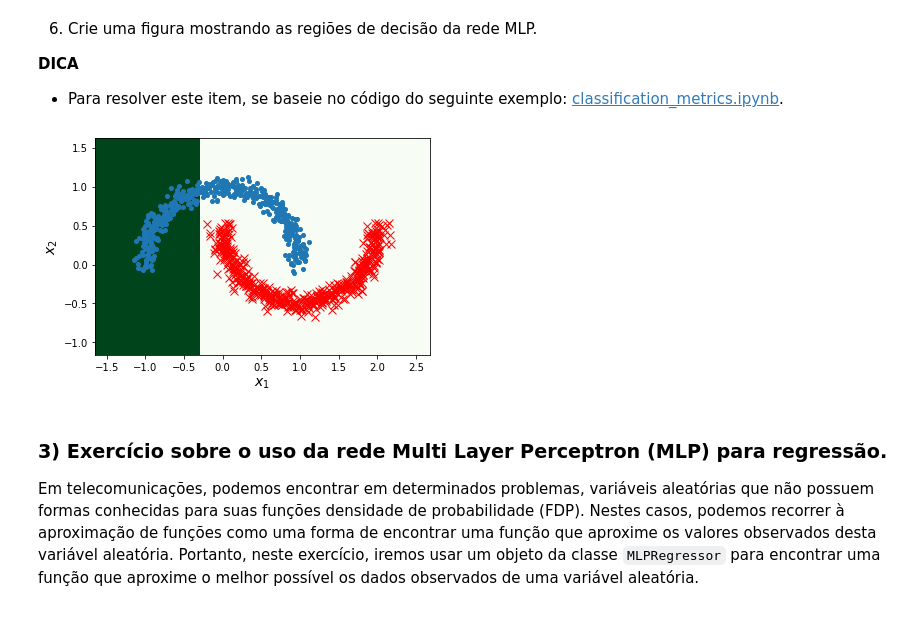
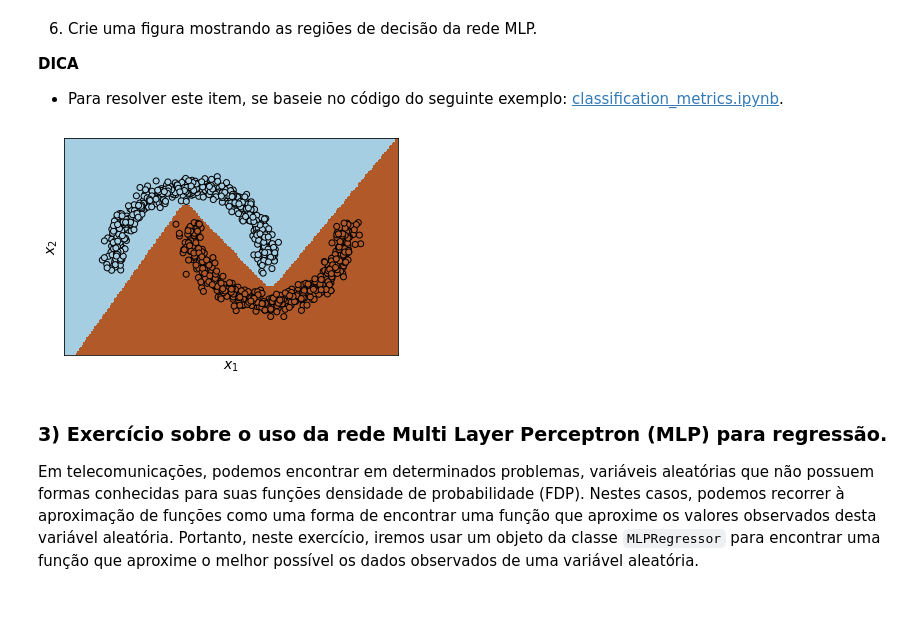
Before and after one commit to andremoppenheimer/Teste, a Jupyter notebook: projeto_2_T320_2S2021_(3)_(1).ipynb, the cells around one changed output. Saved outputs shown, nothing was run; the diff lists cells and outputs as text; code cells hidden in the pictures.

```diff
--- a/projeto_2_T320_2S2021_(3)_(1).ipynb
+++ b/projeto_2_T320_2S2021_(3)_(1).ipynb
@@ -190,33 +190,32 @@ Acurácia: 1.0
 # %%
 # Plot the decision boundary. For that, we will assign a color to each
 # point in the mesh [x_min, x_max]x[y_min, y_max].
 x_min, x_max = X[:, 0].min() - .5, X[:, 0].max() + .5
 y_min, y_max = X[:, 1].min() - .5, X[:, 1].max() + .5
-h = .01  # step size in the mesh
+h = .02 # step size in the mesh
 xx, yy = np.meshgrid(np.arange(x_min, x_max, h), np.arange(y_min, y_max, h))
 
-# This attribute matrix must also follow the same shape
-# as the one created for the training.
-attribute_matrix = np.c_[np.ones((len(xx.ravel()), 1)), xx.ravel()]
+attr_matrix = np.c_[xx.ravel(), yy.ravel()]
 
-Z = clf.predict(attribute_matrix)
+Z = clf.predict(attr_matrix)
 
-# Put the result into a color plot.
+# Put the result into a color plot
 Z = Z.reshape(xx.shape)
-plt.pcolormesh(xx, yy, Z, cmap=plt.cm.Greens, shading='auto')
+plt.pcolormesh(xx, yy, Z, cmap=plt.cm.Paired, shading='auto')
 
-# Plot also the training points.
-plt.plot(X[idx0,0], X[idx0,1], '.', markersize=8, label='Class 0')
-plt.plot(X[idx1,0], X[idx1,1], 'rx', markersize=8, label='Class 1')
+# Plot also the training points
+plt.scatter(X[:, 0], X[:, 1], c=y, edgecolors='k', cmap=plt.cm.Paired)
 plt.xlabel('$x_1$', fontsize=14)
 plt.ylabel('$x_2$', fontsize=14)
 
 plt.xlim(xx.min(), xx.max())
 plt.ylim(yy.min(), yy.max())
+plt.xticks(())
+plt.yticks(())
 
 plt.show()
 # %% [output]
-[figure, old version]
+[figure, new version]
 # %% [markdown]
 ### 3) Exercício sobre o uso da rede Multi Layer Perceptron (MLP) para regressão.
 
```
Also changed, not shown: parts of 1 cell of this notebook.
